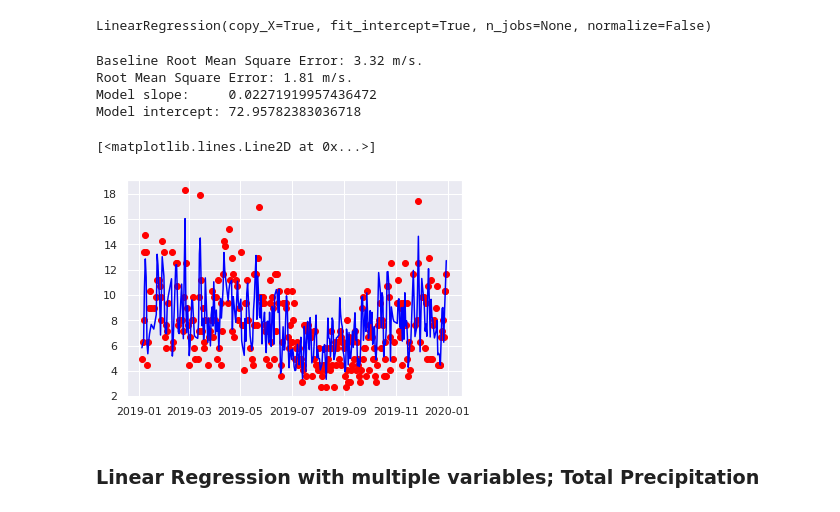
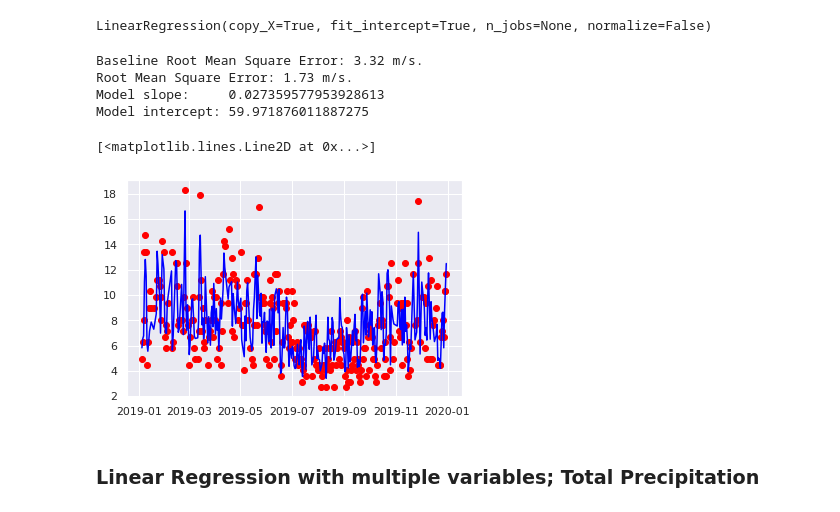
Before and after one commit to kevingray92/597_Project4_GroupB, a Jupyter notebook: Project4_LinearModel.ipynb, the cells around one changed output. Drawn from its saved outputs; the diff is of its cells as text; code cells hidden in the pictures.

```diff
--- a/Project4_LinearModel.ipynb
+++ b/Project4_LinearModel.ipynb
@@ -141,9 +151,9 @@ plt.plot(test_dates, predictions, c='blue')
 ### Linear Regression with multiple variables; TMIN
 # %%
 # Get the verification data for training and for testing
-test_dates = np.array(new_features_date.query('year == 2019')['Date'])
-train_verification = np.array(features.query('year < 2019')['Min Hourly Temp (C)'])
-test_verification = np.array(features.query('year == 2019')['Min Hourly Temp (C)'])
+test_dates_tmin = np.array(new_features_date.query('year == 2019')['Date'])
+train_verification_tmin = np.array(features.query('year < 2019')['Min Hourly Temp (C)'])
+test_verification_tmin = np.array(features.query('year == 2019')['Min Hourly Temp (C)'])
 # %%
 # Import and set up the model
 from sklearn.linear_model import LinearRegression
@@ -181,42 +196,51 @@ plt.plot(test_dates, predictions, c='blue')
 ### Linear Regression with multiple variables; Max Wind Speed
 # %%
 # Get the verification data for training and for testing
-test_dates = np.array(new_features_date.query('year == 2019')['Date'])
-train_verification = np.array(features.query('year < 2019')['Max Wind Speed (m/s)'])
-test_verification = np.array(features.query('year == 2019')['Max Wind Speed (m/s)'])
+test_dates_wmax = np.array(new_features_date.query('year == 2019')['Date'])
+train_verification_wmax = np.array(features.query('year < 2019')['Max Wind Speed (m/s)'])
+test_verification_wmax = np.array(features.query('year == 2019')['Max Wind Speed (m/s)'])
 # %%
 # Import and set up the model
 from sklearn.linear_model import LinearRegression
 lrmax = LinearRegression(fit_intercept=True)
 
-column_names = ['WMAX','tmpc','wspd','mslp','Avg DWPDEP(C)','Avg MCLD(%)','Max MCLD(%)','Avg HCLD(%)','Min HCLD(%)','Min PRES(hPa)','Max 925hPa WSPD(m/s)','Avg 850hPa DWPDEP(C)','Avg 250hPa HGT(m)','Min 250hPa HGT(m)','Max 500hPa HGT(m)','Max 925hPa WSPD(m/s)','Min 925hPa WSPD(m/s)','Max 850hPa WSPD(m/s)','Min 850hPa WSPD(m/s)','Max 500hPa WSPD(m/s)','Min 500hPa WSPD(m/s)','Min 925hPa TMPC','Max 850hPa TMPC'] # Choose the columns we want to use in the regression!!!
-train_vars = new_features.query('year < 2019')[column_names] # Get the columns for training
-test_vars = new_features.query('year == 2019')[column_names] # Get the columns for testing
+# Choose the columns we want to use in the regression!!!
+# column_names = ['WMAX','wspd','Max 925hPa WSPD(m/s)','Min 925hPa WSPD(m/s)','Max 850hPa WSPD(m/s)','Min 850hPa WSPD(m/s)','Max 500hPa WSPD(m/s)','Min 500hPa WSPD(m/s)',
+#                 'Min 925hPa TMPC','Max 850hPa TMPC','tmpc','mslp','Max MCLD(%)','Avg 250hPa HGT(m)','month']
+column_names_wmax = ['WMAX','tmpc','wspd','mslp','Avg DWPDEP(C)','Avg MCLD(%)','Max MCLD(%)','Avg HCLD(%)','Min HCLD(%)','Min PRES(hPa)','Max 925hPa WSPD(m/s)',
+                'Avg 850hPa DWPDEP(C)','Avg 250hPa HGT(m)','Min 250hPa HGT(m)','Max 500hPa HGT(m)','Max 925hPa WSPD(m/s)','Min 925hPa WSPD(m/s)','Max 850hPa WSPD(m/s)',
+                'Min 850hPa WSPD(m/s)','Max 500hPa WSPD(m/s)','Min 500hPa WSPD(m/s)','Min 925hPa TMPC','Max 850hPa TMPC','month',
+                'Max 700hPa DWPDEP(C)','Max 700hPa HGT(m)','Avg 500hPa TMPC','Max 700hPa WSPD(m/s)','Avg 850hPa WSPD(m/s)']
+train_vars_wmax = new_features.query('year < 2019')[column_names_wmax] # Get the columns for training
+test_vars_wmax = new_features.query('year == 2019')[column_names_wmax] # Get the columns for testing
 
-lrmax.fit(train_vars, train_verification) # Fit the model
+lrmax.fit(train_vars_wmax, train_verification_wmax) # Fit the model
 # %% [output]
 LinearRegression(copy_X=True, fit_intercept=True, n_jobs=None, normalize=False)
 # %%
 # Run the model to get predictions during the test period
-predictions = lrmax.predict(test_vars)
+predictions_wmax = lrmax.predict(test_vars_wmax)
+for i in np.arange(len(predictions_wmax)):
+    if predictions_wmax[i] < 0:
+        predictions_wmax[i] = 0.0
 
 # Print out the root mean square error (rmse), model slope, and model intercept
-print('Baseline Root Mean Square Error:', round(sqrt(mean_squared_error(test_verification, new_features.query('year == 2019')['WMAX'].values)), 2), 'm/s.')
-print('Root Mean Square Error:', round(sqrt(mean_squared_error(test_verification, predictions)), 2), 'm/s.')
+print('Baseline Root Mean Square Error:', round(sqrt(mean_squared_error(test_verification_wmax, new_features.query('year == 2019')['WMAX'].values)), 2), 'm/s.')
+print('Root Mean Square Error:', round(sqrt(mean_squared_error(test_verification_wmax, predictions_wmax)), 2), 'm/s.')
 print("Model slope:    ", lrmax.coef_[0])
 print("Model intercept:", lrmax.intercept_)
 # %% [output]
 Baseline Root Mean Square Error: 3.32 m/s.
-Root Mean Square Error: 1.81 m/s.
-Model slope:     0.02271919957436472
-Model intercept: 72.95782383036718
+Root Mean Square Error: 1.73 m/s.
+Model slope:     0.027359577953928613
+Model intercept: 59.971876011887275
 # %%
 # Make a plot of obs during the test period (red dots) and model prediction during the test period (blue line)
-plt.scatter(test_dates, test_verification, c='red')
-plt.plot(test_dates, predictions, c='blue')
+plt.scatter(test_dates, test_verification_wmax, c='red')
+plt.plot(test_dates, predictions_wmax, c='blue')
 # %% [output]
 [<matplotlib.lines.Line2D at 0x...>]
-[figure, old version]
+[figure, new version]
 # %% [markdown]
 ### Linear Regression with multiple variables; Total Precipitation
 # %%
```
Also changed, not shown: parts of 17 cells of this notebook, 4 other files.
